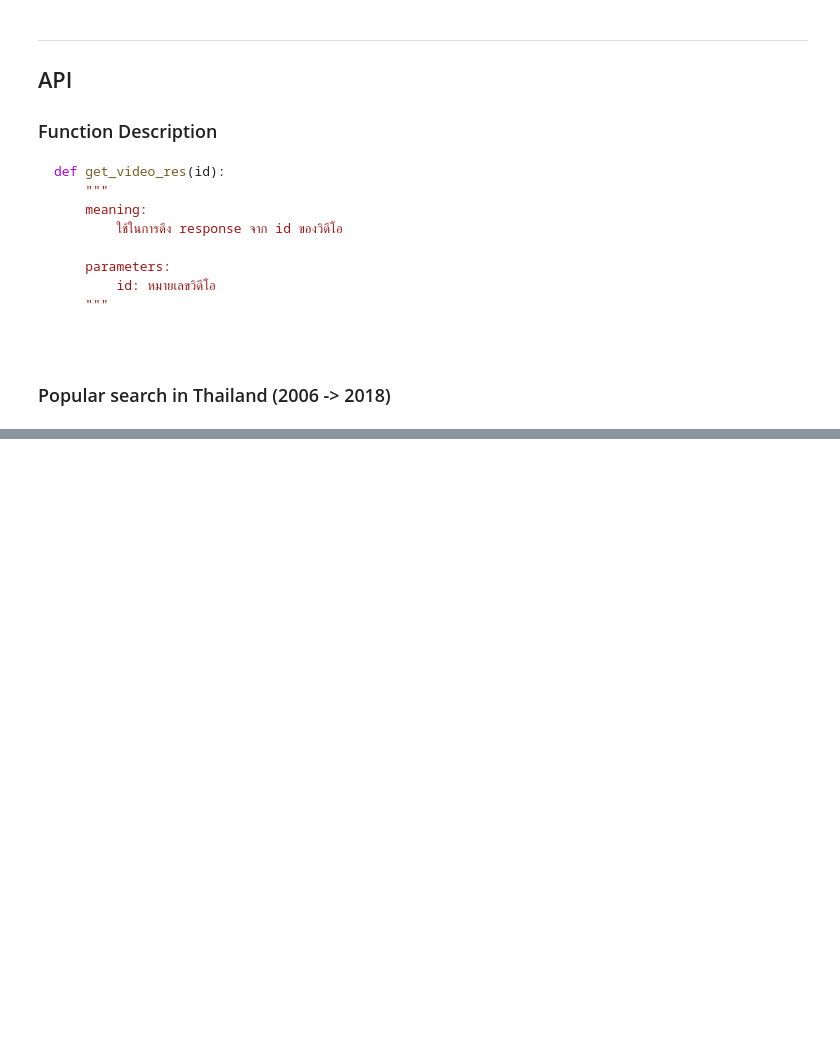
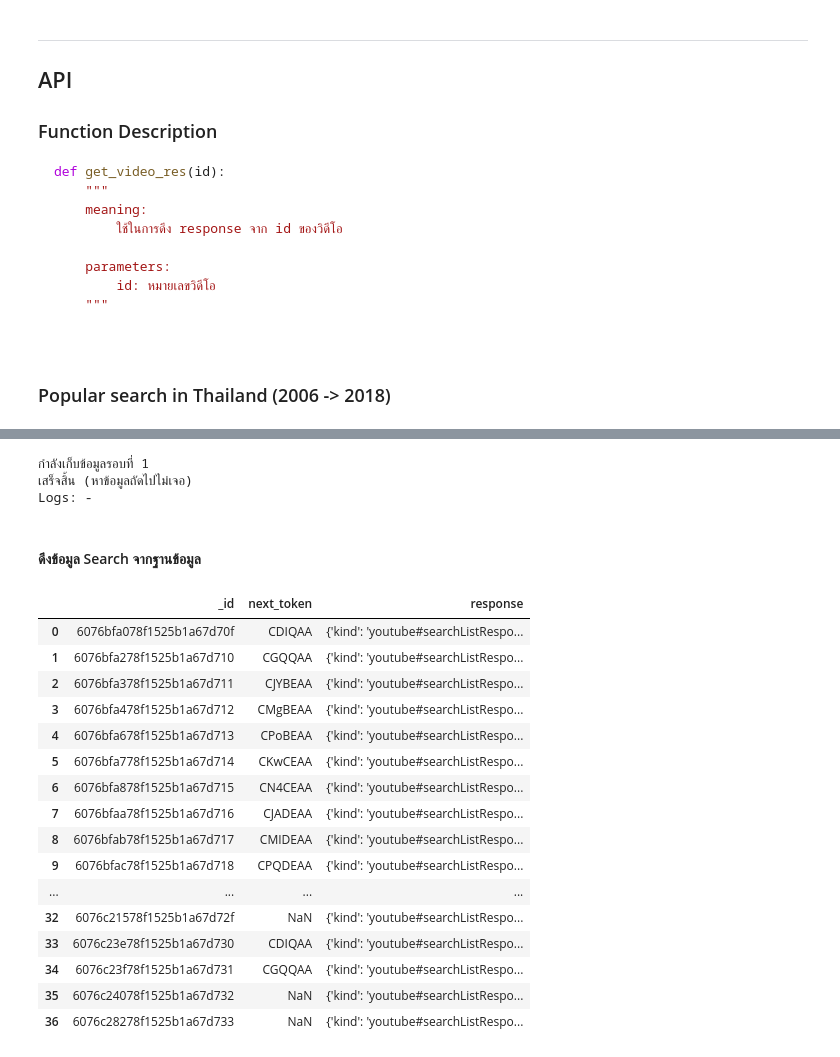
Before and after one commit to chonsawat/Data-Engineer, a Jupyter notebook: Youtube API.ipynb, the cells around one changed output, grey strips where cells are left out. Cells and saved outputs as stored; diff of their text form; code cells hidden in the pictures; blank space fills up the shorter version.

```diff
--- a/Youtube API.ipynb
+++ b/Youtube API.ipynb
@@ -216,0 +201,38 @@ df
+# %%
+after = '2006-07-23T08:24:11.000Z'
+before = "2006-08-10T16:42:57Z"
+get_data_th(after, before)
+# %% [output]
+กำลังเก็บข้อมูลรอบที่ 1
+เสร็จสิ้น (หาข้อมูลถัดไปไม่เจอ)
+Logs: -
+# %% [markdown]
+#### ดึงข้อมูล Search จากฐานข้อมูล
+# %%
+import json
+import pandas as pd
+from pandas import DataFrame
+
+search_db = db.search_logs.find()
+data = list(search_db)
+
+df = DataFrame(data)
+df
+# %% [output]
+|  | _id | next_token | response |
+| 0 | 6076bfa078f1525b1a67d70f | CDIQAA | {'kind': 'youtube#searchListRespo... |
+| 1 | 6076bfa278f1525b1a67d710 | CGQQAA | {'kind': 'youtube#searchListRespo... |
+| 2 | 6076bfa378f1525b1a67d711 | CJYBEAA | {'kind': 'youtube#searchListRespo... |
+| 3 | 6076bfa478f1525b1a67d712 | CMgBEAA | {'kind': 'youtube#searchListRespo... |
+| 4 | 6076bfa678f1525b1a67d713 | CPoBEAA | {'kind': 'youtube#searchListRespo... |
+| 5 | 6076bfa778f1525b1a67d714 | CKwCEAA | {'kind': 'youtube#searchListRespo... |
+| 6 | 6076bfa878f1525b1a67d715 | CN4CEAA | {'kind': 'youtube#searchListRespo... |
+| 7 | 6076bfaa78f1525b1a67d716 | CJADEAA | {'kind': 'youtube#searchListRespo... |
+| 8 | 6076bfab78f1525b1a67d717 | CMIDEAA | {'kind': 'youtube#searchListRespo... |
+| 9 | 6076bfac78f1525b1a67d718 | CPQDEAA | {'kind': 'youtube#searchListRespo... |
+| ... | ... | ... | ... |
+| 32 | 6076c21578f1525b1a67d72f | NaN | {'kind': 'youtube#searchListRespo... |
+| 33 | 6076c23e78f1525b1a67d730 | CDIQAA | {'kind': 'youtube#searchListRespo... |
+| 34 | 6076c23f78f1525b1a67d731 | CGQQAA | {'kind': 'youtube#searchListRespo... |
+| 35 | 6076c24078f1525b1a67d732 | NaN | {'kind': 'youtube#searchListRespo... |
+| 36 | 6076c28278f1525b1a67d733 | NaN | {'kind': 'youtube#searchListRespo... |
```
Also changed, not shown: parts of 17 cells of this notebook, 9 other files.
